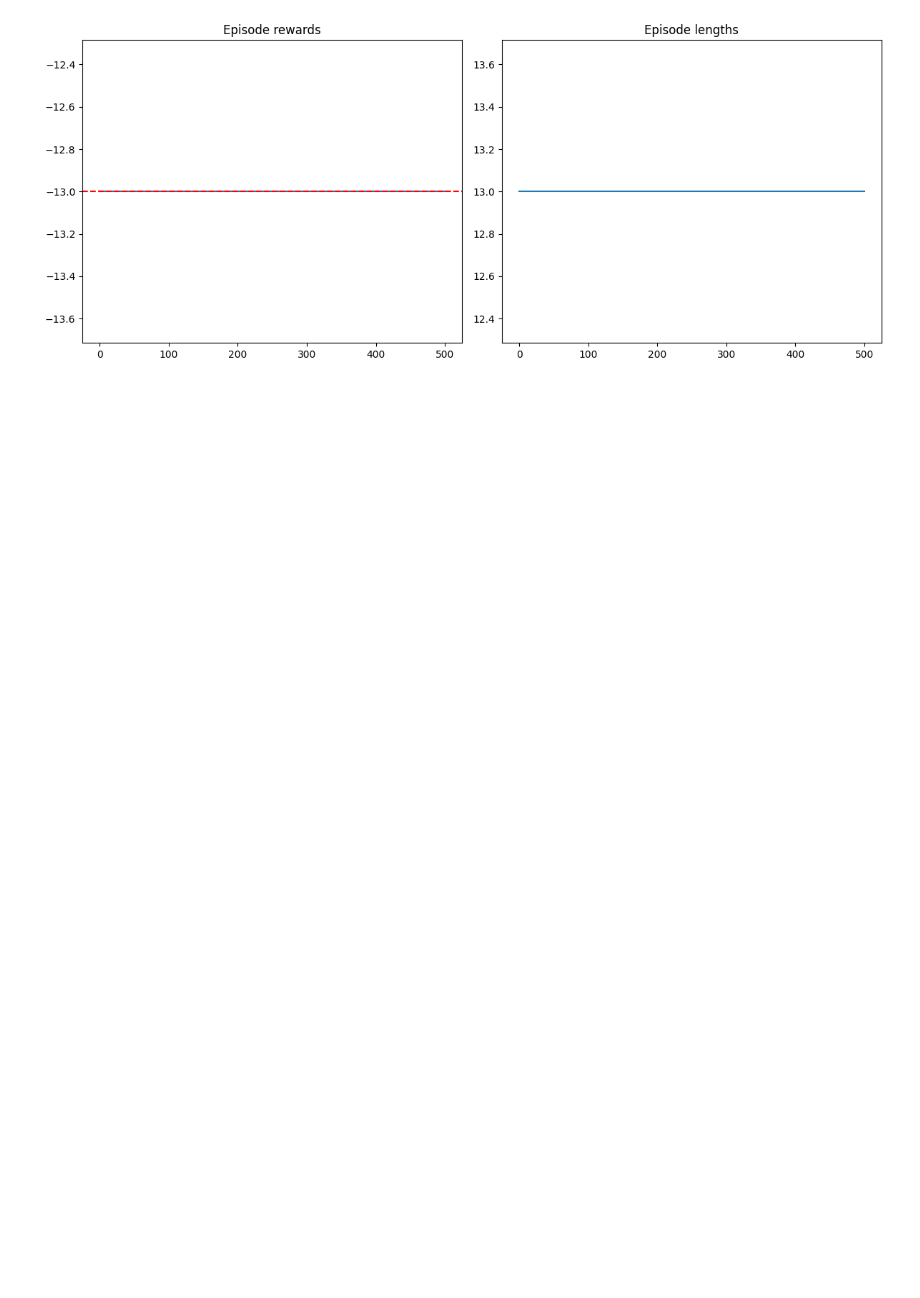
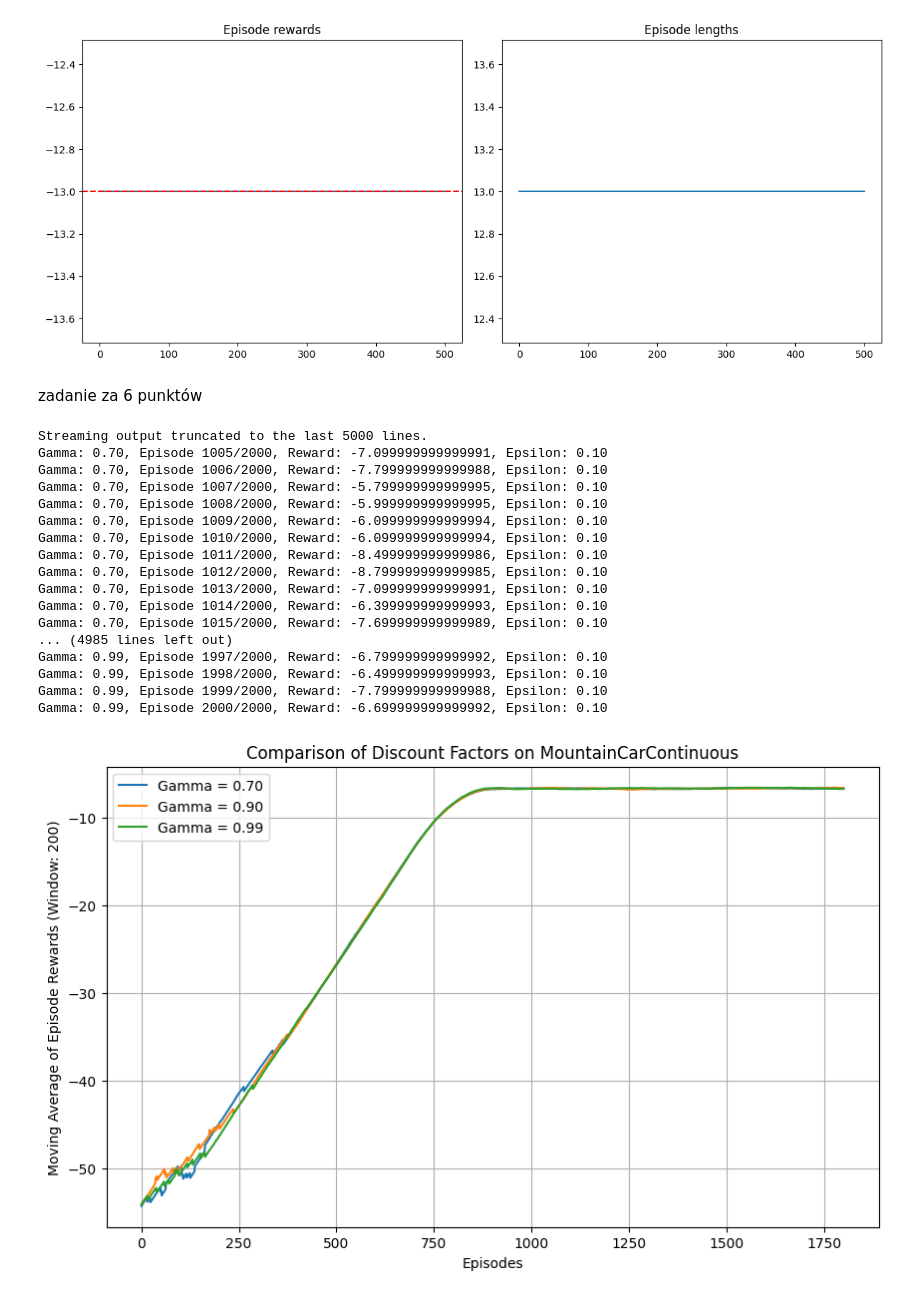
Before and after one commit to dianulka/computational-intelligence-in-digital-data-analysis, a Jupyter notebook: project03/gymnasium.ipynb, the cells around one changed output. Saved outputs shown, nothing was run; the diff lists cells and outputs as text; code cells hidden in the pictures; blank space fills up the shorter version.

```diff
--- a/project03/gymnasium.ipynb
+++ b/project03/gymnasium.ipynb
@@ -181,3 +182,5 @@ run_agent(agent_test, env_test, n_test_episodes)
 plot_results(env_test, False)
 # %% [output]
 [figure]
+# %% [markdown]
+zadanie za 6 punktów
@@ -183,0 +296,17 @@ plot_results(env_test, False)
+# %%
+def plot_comparison(all_rewards, discount_factors, rolling_length=200):
+    def get_moving_avgs(arr, window):
+        return np.convolve(arr, np.ones(window), 'valid') / window
+
+    plt.figure(figsize=(10, 6))
+    for rewards, gamma in zip(all_rewards, discount_factors):
+        moving_avg = get_moving_avgs(rewards, rolling_length)
+        plt.plot(moving_avg, label=f'Gamma = {gamma:.2f}')
+
+    plt.xlabel('Episodes')
+    plt.ylabel(f'Moving Average of Episode Rewards (Window: {rolling_length})')
+    plt.title('Comparison of Discount Factors on MountainCarContinuous')
+    plt.legend()
+    plt.grid(True)
+    plt.savefig('mountain_car_gamma_comparison.png')
+    plt.show()
@@ -183,0 +344,56 @@ plot_results(env_test, False)
+# %%
+# hyperparameters
+learning_rate = 0.01
+n_train_episodes = 2000
+start_epsilon = 1.0
+epsilon_decay = start_epsilon / (n_train_episodes / 2)  # reduce the exploration over time
+final_epsilon = 0.1
+n_bins = (18, 14)
+discrete_actions = np.array([-1.0, 0.0, 1.0])
+discount_factors_to_test = [0.7, 0.9, 0.99]
+all_episode_rewards = []
+
+env_discretized_train = gym.make("MountainCarContinuous-v0")  # default goal_velocity=0
+for gamma in discount_factors_to_test:
+    print(f"\nTraining agent with Discount Factor: {gamma:.2f}")
+    env_train = gym.wrappers.RecordEpisodeStatistics(env_discretized_train, buffer_length=n_train_episodes)
+    agent_train = MountainCar(
+        env=env_train,
+        n_bins=n_bins,
+        learning_rate=learning_rate,
+        initial_epsilon=start_epsilon,
+        epsilon_decay=epsilon_decay,
+        final_epsilon=final_epsilon,
+        discount_factor=gamma,
+        is_train=True,
+        discrete_actions=discrete_actions
+    )
+
+    rewards = run_agent_discretized(agent_train, env_train, n_train_episodes, gamma)
+    all_episode_rewards.append(rewards)
+
+    if agent_train.is_train:
+        with open(f'mountain_car_continuous_discretized_model_gamma_{gamma:.2f}.pkl', 'wb') as f:
+            pickle.dump(agent_train.q_values, f)
+
+env_discretized_train.close()
+plot_comparison(all_episode_rewards, discount_factors_to_test)
+# %% [output]
+Streaming output truncated to the last 5000 lines.
+Gamma: 0.70, Episode 1005/2000, Reward: -7.099999999999991, Epsilon: 0.10
+Gamma: 0.70, Episode 1006/2000, Reward: -7.799999999999988, Epsilon: 0.10
+Gamma: 0.70, Episode 1007/2000, Reward: -5.799999999999995, Epsilon: 0.10
+Gamma: 0.70, Episode 1008/2000, Reward: -5.999999999999995, Epsilon: 0.10
+Gamma: 0.70, Episode 1009/2000, Reward: -6.099999999999994, Epsilon: 0.10
+Gamma: 0.70, Episode 1010/2000, Reward: -6.099999999999994, Epsilon: 0.10
+Gamma: 0.70, Episode 1011/2000, Reward: -8.499999999999986, Epsilon: 0.10
+Gamma: 0.70, Episode 1012/2000, Reward: -8.799999999999985, Epsilon: 0.10
+Gamma: 0.70, Episode 1013/2000, Reward: -7.099999999999991, Epsilon: 0.10
+Gamma: 0.70, Episode 1014/2000, Reward: -6.399999999999993, Epsilon: 0.10
+Gamma: 0.70, Episode 1015/2000, Reward: -7.699999999999989, Epsilon: 0.10
+... (4985 lines left out)
+Gamma: 0.99, Episode 1997/2000, Reward: -6.799999999999992, Epsilon: 0.10
+Gamma: 0.99, Episode 1998/2000, Reward: -6.499999999999993, Epsilon: 0.10
+Gamma: 0.99, Episode 1999/2000, Reward: -7.799999999999988, Epsilon: 0.10
+Gamma: 0.99, Episode 2000/2000, Reward: -6.699999999999992, Epsilon: 0.10
+[figure, added]
```
Also changed, not shown: parts of 8 cells of this notebook.
